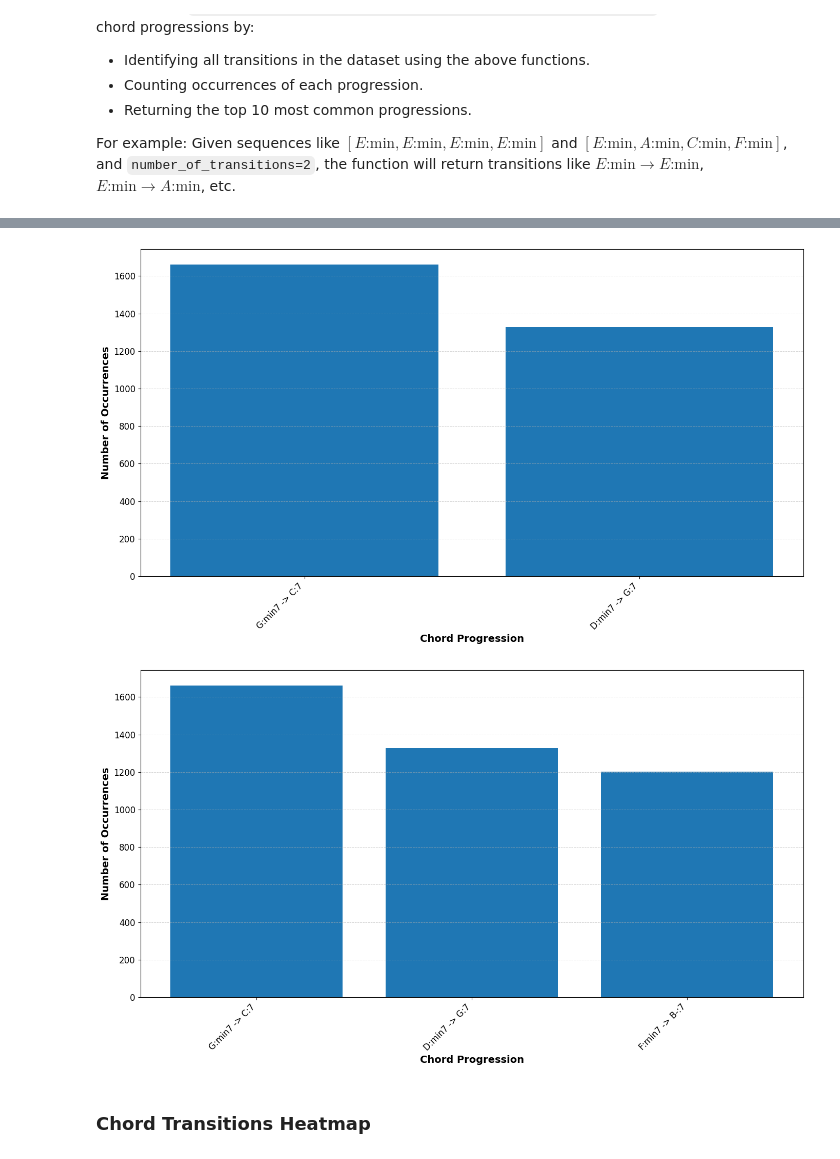
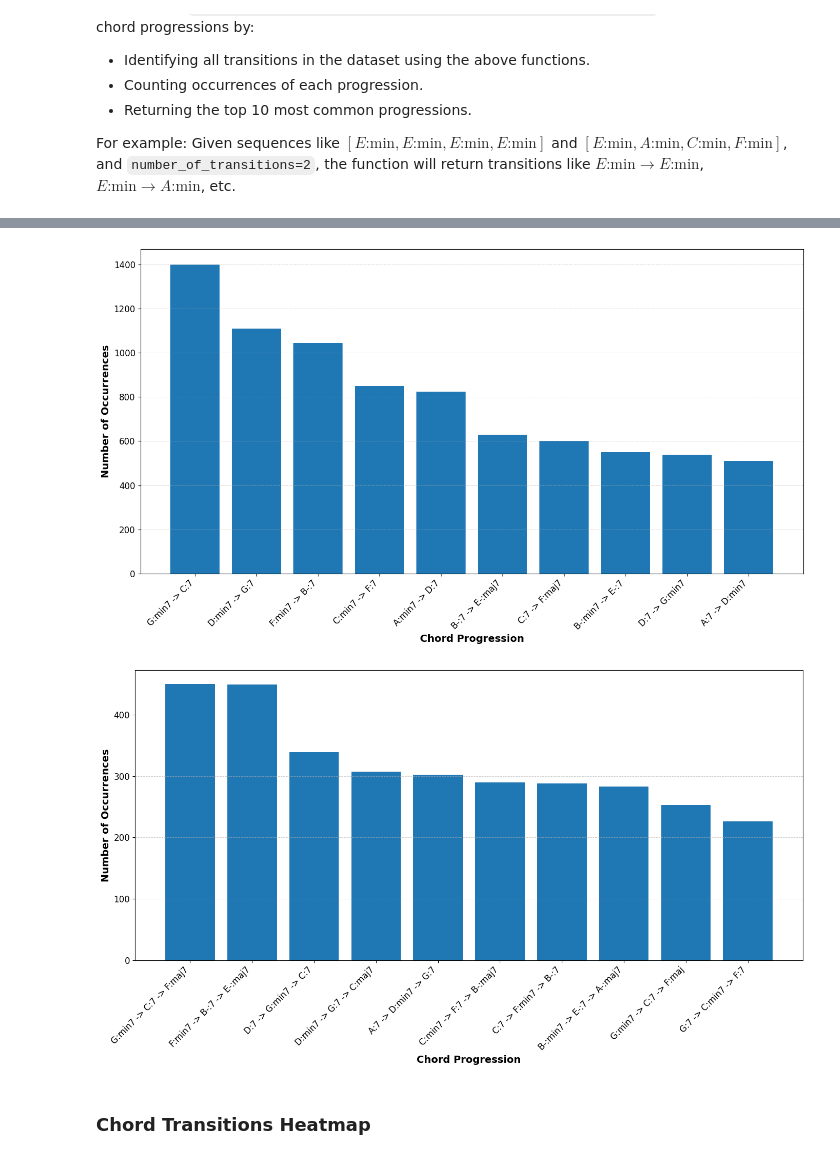
Before and after one commit to Kryptagora/JazzNet, a Jupyter notebook: Statistics.ipynb, the cells around one changed output, grey strips where cells are left out. Saved outputs shown, nothing was run; the diff lists cells and outputs as text; code cells hidden in the pictures.

```diff
--- a/Statistics.ipynb
+++ b/Statistics.ipynb
@@ -103,7 +103,9 @@ chord_classes = {
     ':maj7': "Major 7",
     ':min7': "Minor 7",
     'min': "Minor Triad",
-    'maj': "Major Triad"
+    'maj': "Major Triad",
+    'hdim7': "Half-Diminished 7",
+    'dim7': "Diminished 7",
 }
 
 chord_class_counts = {
@@ -111,7 +113,10 @@ chord_class_counts = {
     "Major 7": 0,
     "Minor 7": 0,
     "Minor Triad": 0,
-    "Major Triad": 0
+    "Major Triad": 0,
+    "Diminished 7": 0,
+    "Half-Diminished 7": 0
+
 }
 
 for chord_list in all_chords:
@@ -123,7 +128,8 @@ for chord_list in all_chords:
                 classified = True
                 break
         if not classified:  # this means it's a Major triad (e.g., "C" is "C:maj")
-            chord_class_counts["Major Triad"] += 1
+            raise ValueError(chord)
+            # chord_class_counts["Major Triad"] += 1
 
 
 plt.figure(figsize=(12,7))
@@ -138,7 +144,7 @@ plt.grid(axis='y', linestyle='--', linewidth=0.7, alpha=0.6)
 # Adjusting font size and weight for clarity
 plt.xlabel('Chord Class', fontsize=14, fontweight='bold')
 plt.ylabel('Number of Occurrences', fontsize=14, fontweight='bold')
-plt.xticks(fontsize=12, rotation=0)
+plt.xticks(fontsize=11, rotation=0)
 plt.yticks(fontsize=12)
 #plt.title('Chord Class Occurrences by Class', fontsize=16, fontweight='bold', pad=20)
 
@@ -226,8 +232,8 @@ def top_chord_progressions(all_chords, top_k=10, number_of_transitions=2):
 
 
 # Test the modified function with the provided dataset examples for pairs and triads
-top_progressions_pairs = top_chord_progressions(all_chords, 2)
-top_progressions_triads = top_chord_progressions(all_chords, 3)
+top_progressions_pairs = top_chord_progressions(all_chords, 10)
+top_progressions_triads = top_chord_progressions(all_chords, 10, 3)
 
 # with test data
 all_chords_test = [['E:min', 'E:min', 'E:min', 'E:min', 'E:min', 'E:min', 'E:min', 'E:min'],
@@ -246,36 +268,36 @@ top_progressions_pairs, top_progressions_triads
 def plot_top_chord_progressions(top_progressions, number_of_transitions, savename):
     """Plot the top chord progressions using a bar chart with improved layout"""
 
     # Extracting chords and their counts
     chords, counts = zip(*top_progressions)
 
     # Convert the tuple sequences to string for x-axis labels
     chord_labels = [' -> '.join(chord) for chord in chords]
 
     # Plotting with an adjusted figure size
     plt.figure(figsize=(14,8))
     bars = plt.bar(chord_labels, counts, color='#1f77b4')
 
     # Adding gridlines, labels, and title
     plt.grid(axis='y', linestyle='--', linewidth=0.7, alpha=0.6)
     plt.xlabel(f'Chord Progression', fontsize=14, fontweight='bold')
     plt.ylabel('Number of Occurrences', fontsize=14, fontweight='bold')
     plt.xticks(fontsize=12, rotation=45, ha="right")
     plt.yticks(fontsize=12)
     #plt.title(f'Top {number_of_transitions}-Chord Progressions in the Dataset', fontsize=16, fontweight='bold', pad=20)
 
 
     # Using subplots_adjust instead of tight_layout to provide padding
     plt.tight_layout()
     plt.savefig(f"img/{savename}.png")
     plt.show()
 
 # Plotting for pairs and triads using the modified function
-plot_top_chord_progressions(top_progressions_pairs, 2, "Top2ChordProgressions")
+plot_top_chord_progressions(top_progressions_pairs, 2, "Top5ChordProgressions")
 plot_top_chord_progressions(top_progressions_triads, 3, "Top3ChordProgressions")
 # %% [output]
-[figure, old version]
+[figure, new version]
-[figure, old version]
+[figure, new version]
 # %% [markdown]
 ### Chord Transitions Heatmap
 # %%
```
Also changed, not shown: parts of 6 cells of this notebook, 8 other files.
